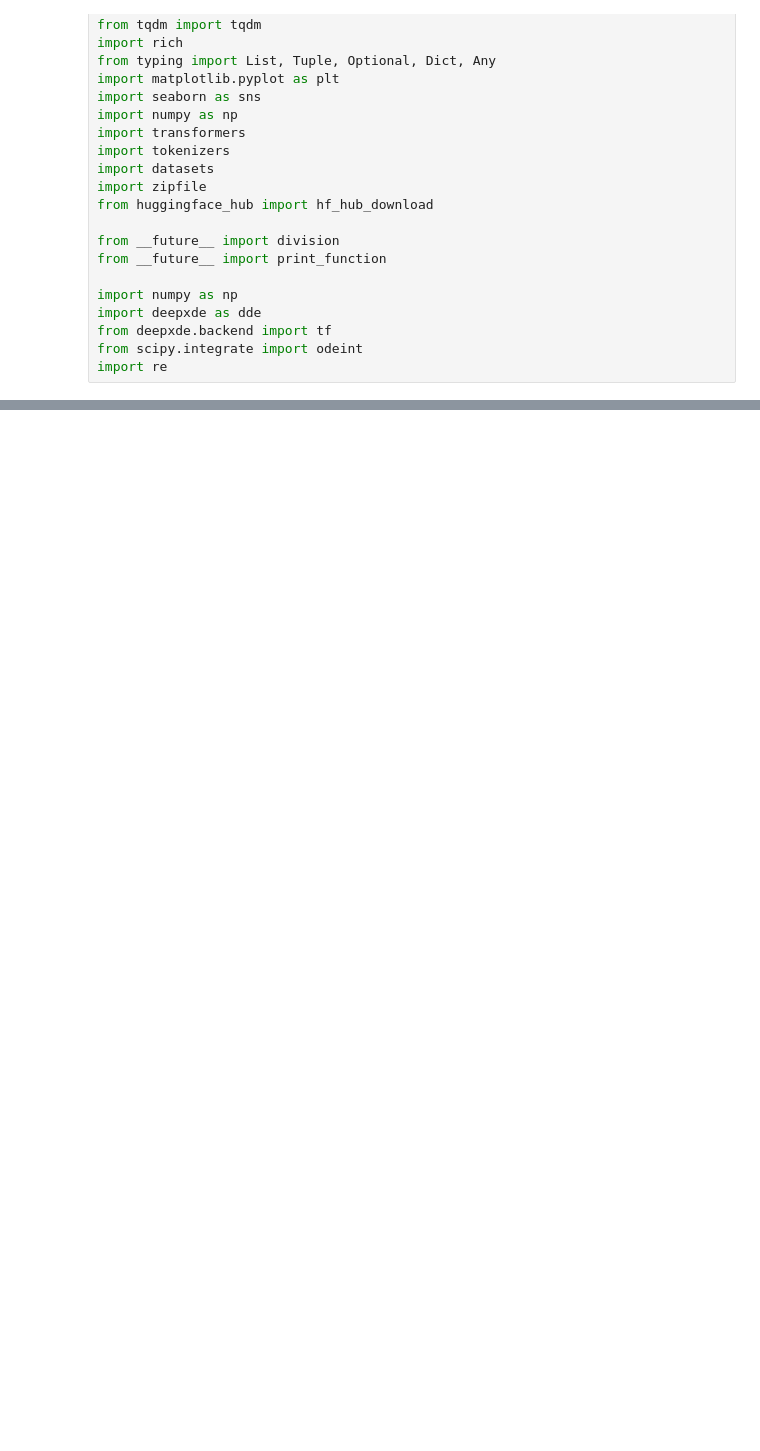
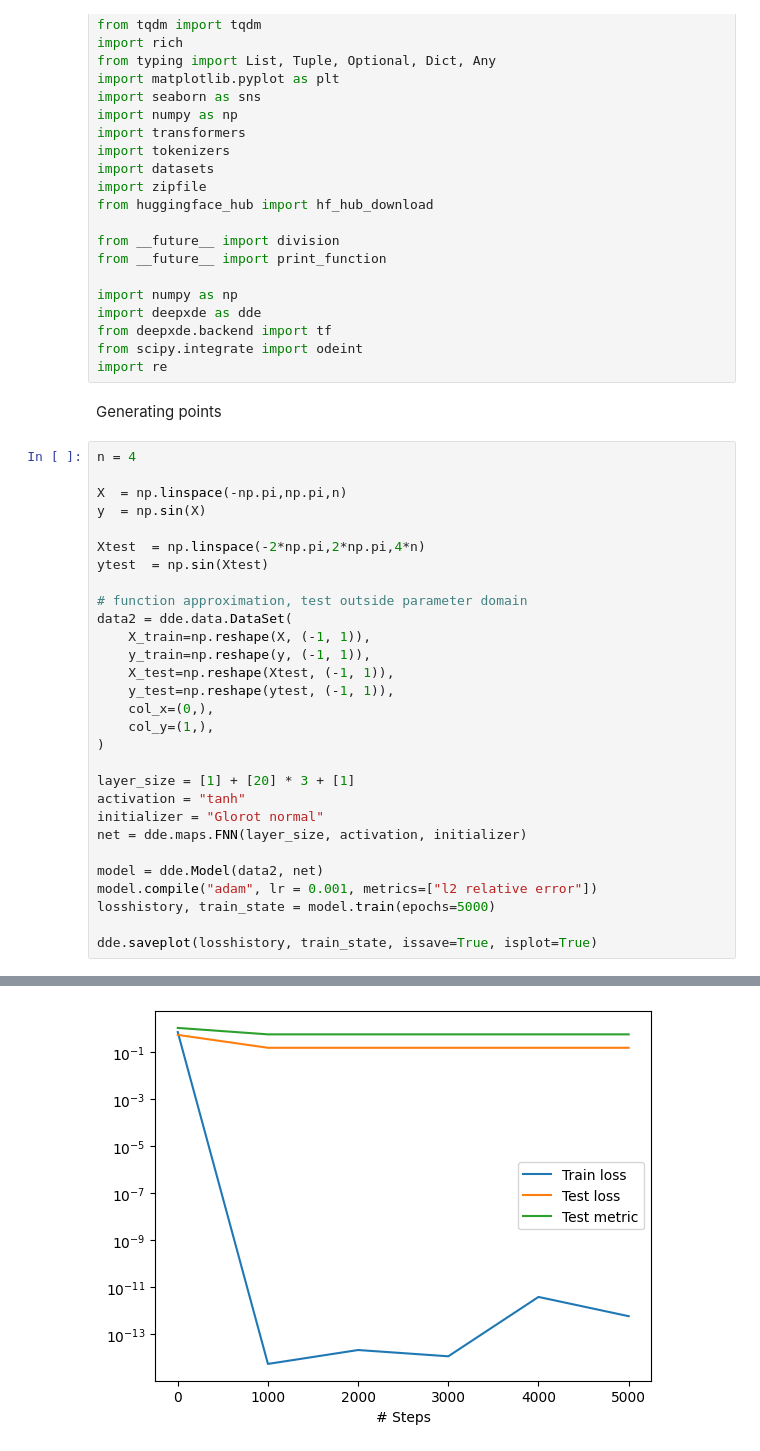
Before and after one commit to LuigiElo/DL-PINNs, a Jupyter notebook: main.ipynb, the cells around one changed output, grey strips where cells are left out. Drawn from its saved outputs; the diff is of its cells as text; blank space fills up the shorter version.

```diff
--- a/main.ipynb
+++ b/main.ipynb
@@ -36,3 +36,35 @@ import deepxde as dde
 from deepxde.backend import tf
 from scipy.integrate import odeint
 import re
+# %% [markdown]
+Generating points
+# %%
+n = 4
+
+X  = np.linspace(-np.pi,np.pi,n)
+y  = np.sin(X)
+
+Xtest  = np.linspace(-2*np.pi,2*np.pi,4*n)
+ytest  = np.sin(Xtest)
+
+# function approximation, test outside parameter domain
+data2 = dde.data.DataSet(
+    X_train=np.reshape(X, (-1, 1)),
+    y_train=np.reshape(y, (-1, 1)),
+    X_test=np.reshape(Xtest, (-1, 1)),
+    y_test=np.reshape(ytest, (-1, 1)),
+    col_x=(0,),
+    col_y=(1,),
+)
+
+layer_size = [1] + [20] * 3 + [1]
+activation = "tanh"
+initializer = "Glorot normal"
+net = dde.maps.FNN(layer_size, activation, initializer)
+
+model = dde.Model(data2, net)
+model.compile("adam", lr = 0.001, metrics=["l2 relative error"])
+losshistory, train_state = model.train(epochs=5000)
+
+dde.saveplot(losshistory, train_state, issave=True, isplot=True)
+# %% [output]
@@ -38,0 +88 @@ import re
+[figure, added]
```
Also changed, not shown: parts of 2 cells of this notebook.
